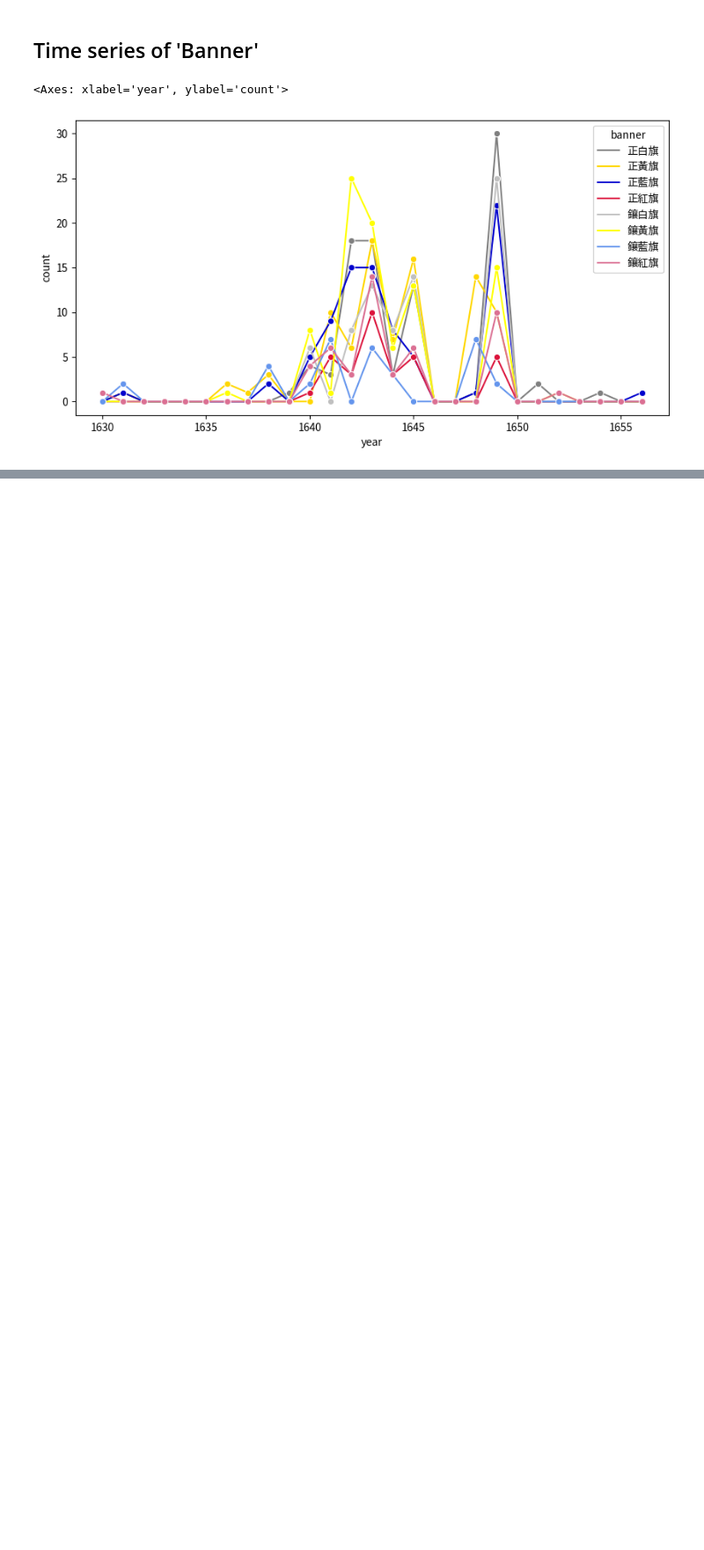
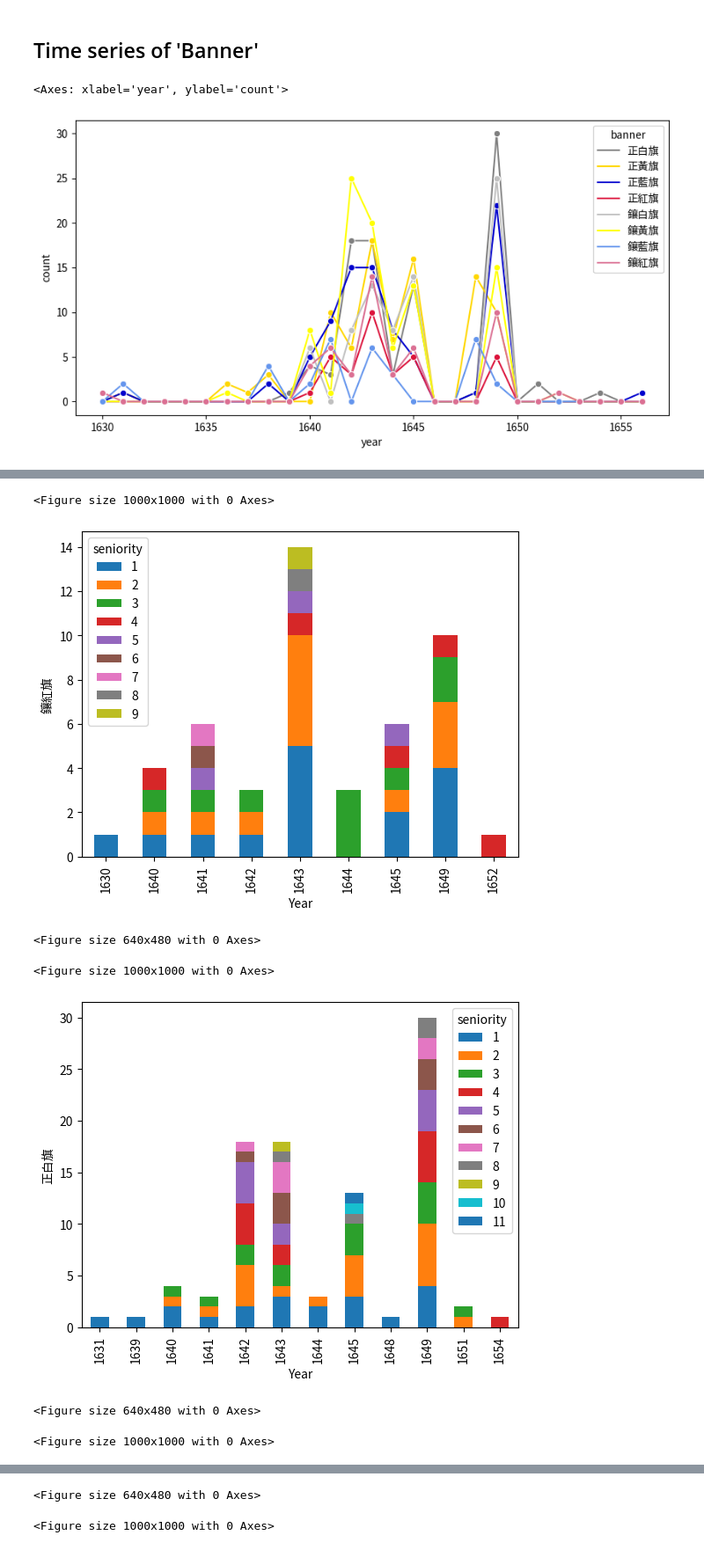
Before and after one commit to tinafanfan/My-Python, a Jupyter notebook: EDA.ipynb, the cells around one changed output, grey strips where cells are left out. Shown at 88% size. Saved outputs shown, nothing was run; the diff lists cells and outputs as text; code cells hidden in the pictures; blank space fills up the shorter version.

```diff
--- a/EDA.ipynb
+++ b/EDA.ipynb
@@ -161,0 +171,6 @@ sns.lineplot(data=merged_df, x='year', y='count', hue='banner', marker='o', hue_
+# %%
+df_sort = data_df.sort_values(by='year')
+# df_sort = df_sort[['year','Person']]
+df_sort['seniority'] = df_sort.groupby('Person').cumcount() + 1
+df_sort = df_sort[['Banner', 'Person', 'year','seniority']]
+df_sort
@@ -161,0 +191,8 @@ sns.lineplot(data=merged_df, x='year', y='count', hue='banner', marker='o', hue_
+# %%
+banner_yr_app_counts = df_sort.groupby(['year', 'Banner', 'seniority']).size().reset_index()
+# %%
+
+# assign column names (不知為第三個欄位是0何無法直接修改)
+banner_yr_app_counts.rename(columns=lambda x: f'Count_{x}', inplace=True)
+banner_yr_app_counts.columns = ['year','Banner','seniority', 'count']
+banner_yr_app_counts
@@ -161,0 +203,33 @@ sns.lineplot(data=merged_df, x='year', y='count', hue='banner', marker='o', hue_
+# %%
+all_banners = banner_yr_app_counts['Banner'].unique()
+for one_banner in all_banners:
+
+  # 选择特定 'Banner' 值的所有行
+  selected_banner = one_banner
+  df = banner_yr_app_counts[banner_yr_app_counts['Banner'] == selected_banner]
+  df = df.sort_values(by='year')
+
+  # 使用 pivot_table 将数据重塑为适合绘制堆叠条形图的形式
+  pivot_df = df.pivot_table(index='year', columns='seniority', values='count', aggfunc='sum', fill_value=0)
+
+
+
+  # 绘制堆叠条形图
+  # plt.figure(figsize=(12, 4))
+  fig = plt.figure(figsize=(10, 10))
+  sns.set_palette("tab10")  # 使用默认颜色方案
+  pivot_df.plot(kind='bar', stacked=True)
+  plt.xlabel('Year')
+  plt.ylabel(selected_banner)
+  # plt.title()
+  plt.legend(title='seniority')
+  plt.show()
+  plt.savefig(f'seniority_{one_banner}.png')
+# %% [output]
+<Figure size 1000x1000 with 0 Axes>
+[figure, added]
+<Figure size 640x480 with 0 Axes>
+<Figure size 1000x1000 with 0 Axes>
+[figure, added]
+<Figure size 640x480 with 0 Axes>
+<Figure size 1000x1000 with 0 Axes>
@@ -161,0 +237,2 @@ sns.lineplot(data=merged_df, x='year', y='count', hue='banner', marker='o', hue_
+<Figure size 640x480 with 0 Axes>
+<Figure size 1000x1000 with 0 Axes>
```
Also changed, not shown: parts of 7 cells of this notebook.
